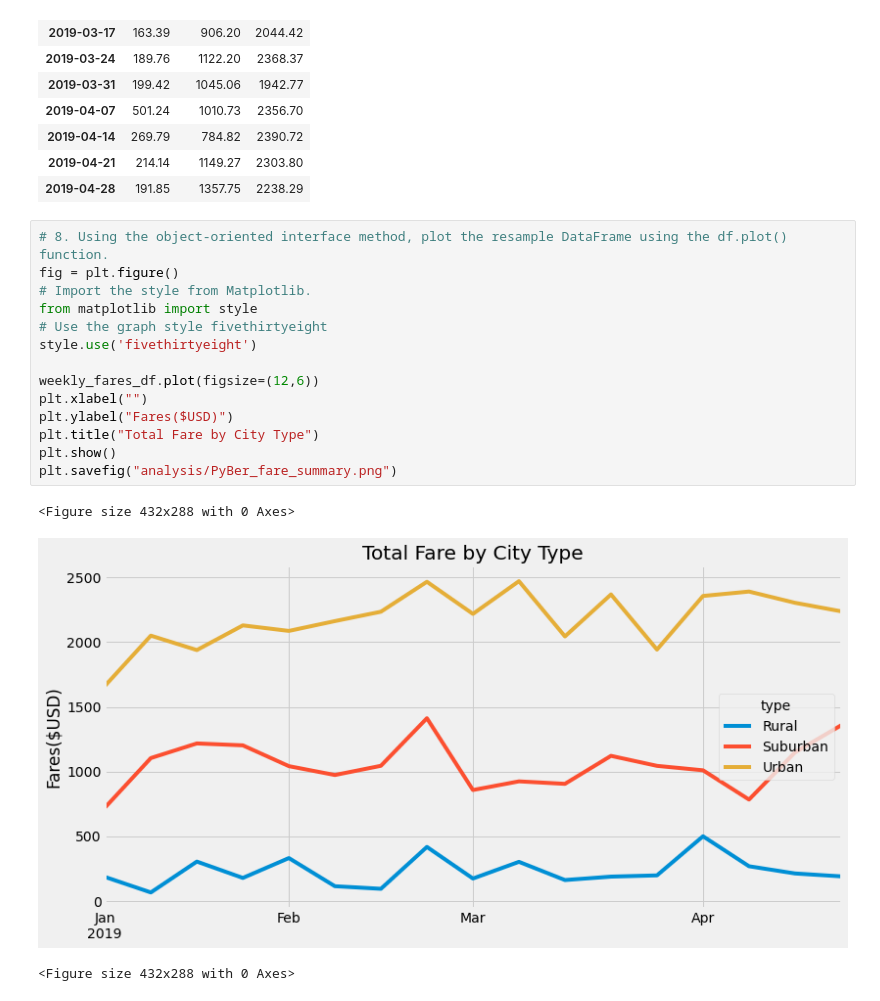
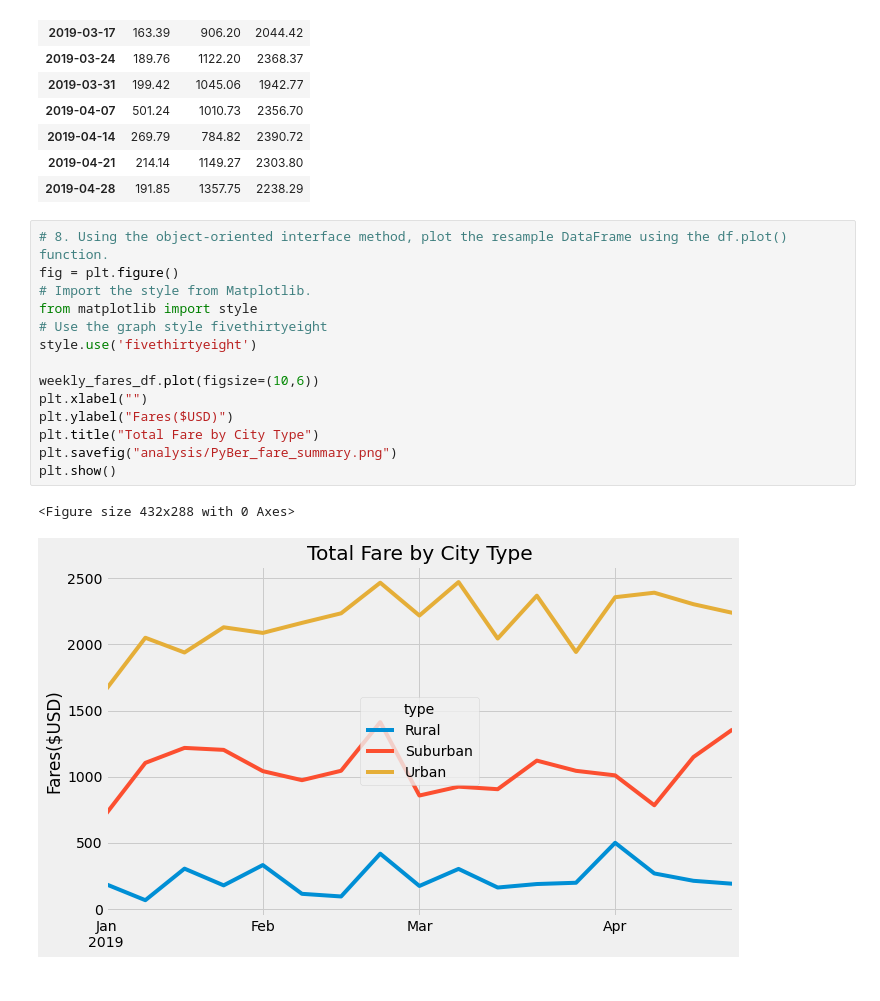
Before and after one commit to cqsheng/PyBer_Analysis, a Jupyter notebook: PyBer_Challenge.ipynb, the cells around one changed output. Drawn from its saved outputs; the diff is of its cells as text.

```diff
--- a/PyBer_Challenge.ipynb
+++ b/PyBer_Challenge.ipynb
@@ -261,18 +261,17 @@ weekly_fares_df
 # %%
 # 8. Using the object-oriented interface method, plot the resample DataFrame using the df.plot() function.
 fig = plt.figure()
 # Import the style from Matplotlib.
 from matplotlib import style
 # Use the graph style fivethirtyeight
 style.use('fivethirtyeight')
 
-weekly_fares_df.plot(figsize=(12,6))
+weekly_fares_df.plot(figsize=(10,6))
 plt.xlabel("")
 plt.ylabel("Fares($USD)")
 plt.title("Total Fare by City Type")
+plt.savefig("analysis/PyBer_fare_summary.png")
 plt.show()
-plt.savefig("analysis/PyBer_fare_summary.png")
 # %% [output]
 <Figure size 432x288 with 0 Axes>
-[figure, old version]
+[figure, new version]
-<Figure size 432x288 with 0 Axes>
```
